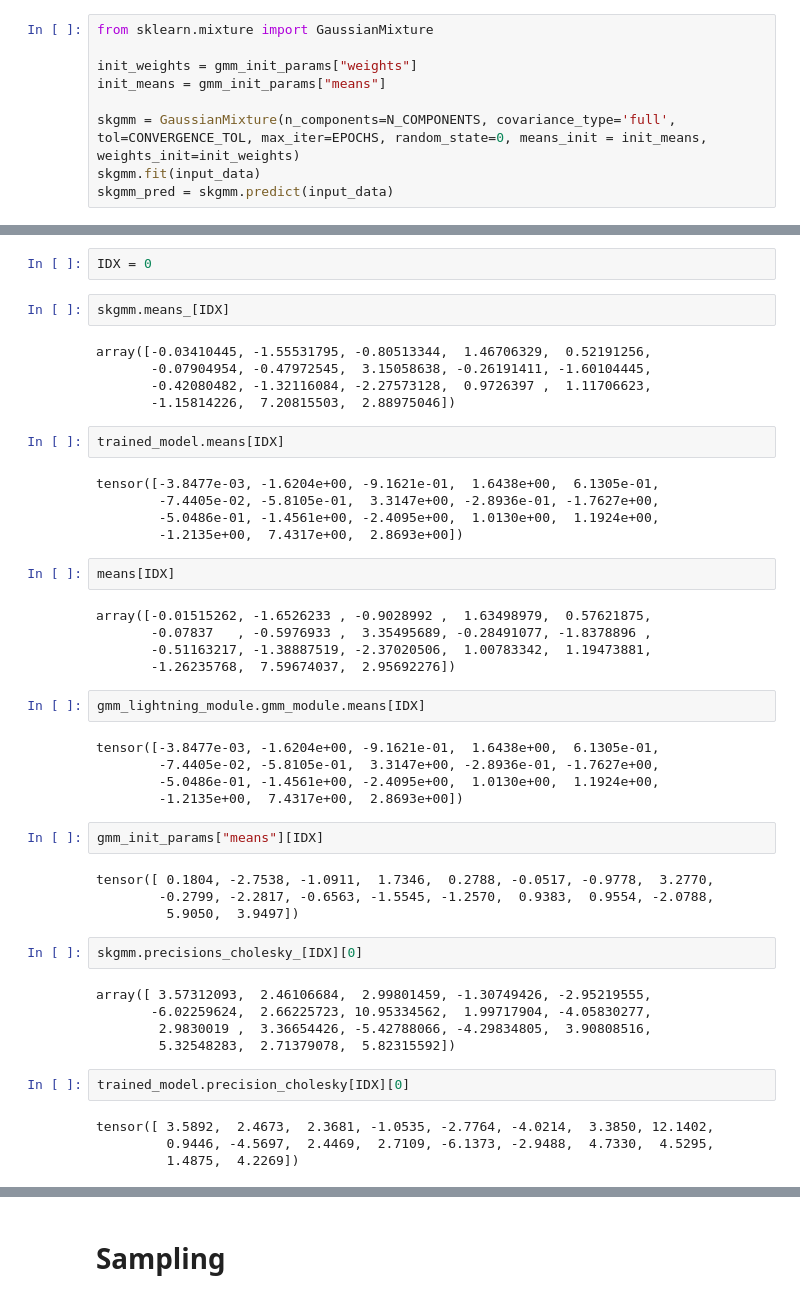
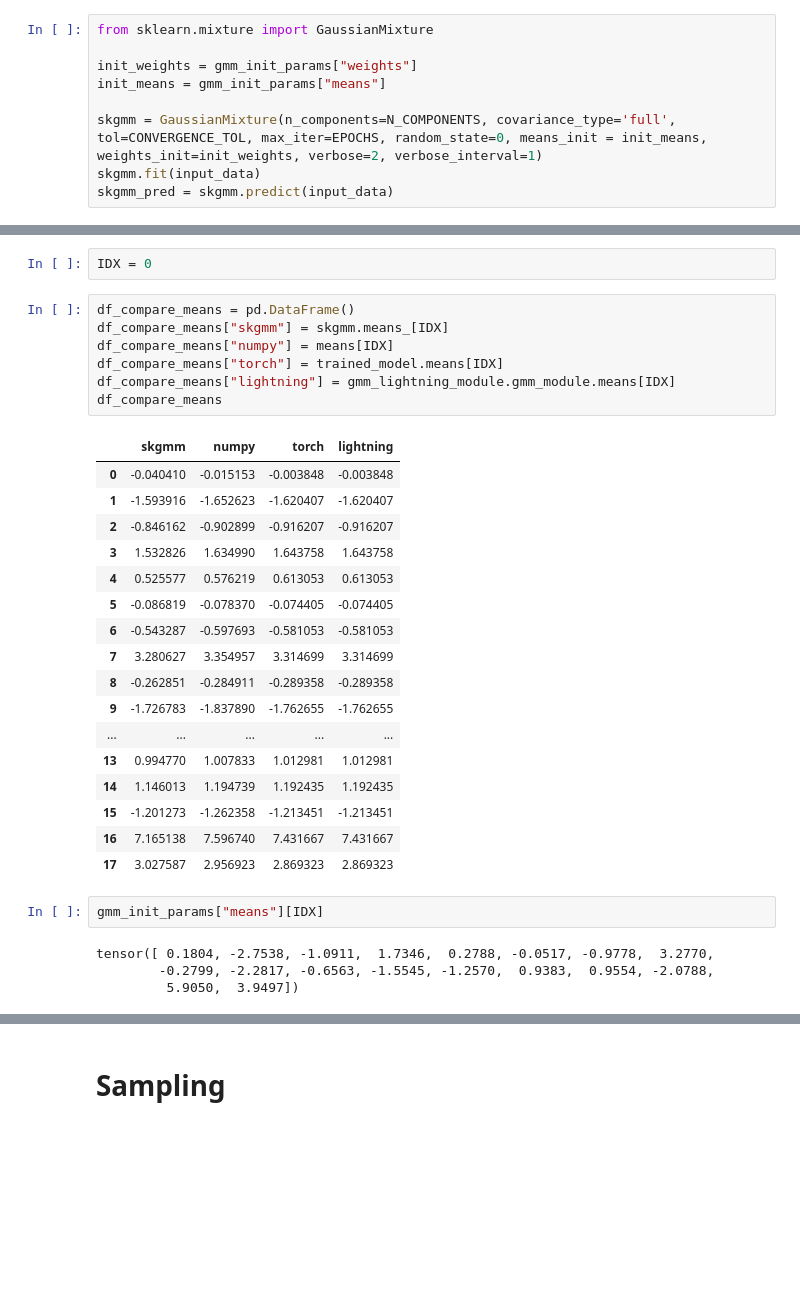
Before and after one commit to OpenSynth-energy/OpenSynth, a Jupyter notebook: notebooks/faraday/gmm_implementation_simplified.ipynb, the cells around one changed output, grey strips where cells are left out. Drawn from its saved outputs; the diff is of its cells as text; blank space fills up the shorter version.

```diff
--- a/notebooks/faraday/gmm_implementation_simplified.ipynb
+++ b/notebooks/faraday/gmm_implementation_simplified.ipynb
@@ -258,6 +258,6 @@ from sklearn.mixture import GaussianMixture
 init_weights = gmm_init_params["weights"]
 init_means = gmm_init_params["means"]
 
-skgmm = GaussianMixture(n_components=N_COMPONENTS, covariance_type='full', tol=CONVERGENCE_TOL, max_iter=EPOCHS, random_state=0, means_init = init_means, weights_init=init_weights)
+skgmm = GaussianMixture(n_components=N_COMPONENTS, covariance_type='full', tol=CONVERGENCE_TOL, max_iter=EPOCHS, random_state=0, means_init = init_means, weights_init=init_weights, verbose=2, verbose_interval=1)
 skgmm.fit(input_data)
 skgmm_pred = skgmm.predict(input_data)
@@ -340,50 +365,34 @@ HPU available: False, using: 0 HPUs
 # Compare
 # %%
 IDX = 0
-# %%
-skgmm.means_[IDX]
-# %% [output]
-array([-0.03410445, -1.55531795, -0.80513344,  1.46706329,  0.52191256,
-       -0.07904954, -0.47972545,  3.15058638, -0.26191411, -1.60104445,
-       -0.42080482, -1.32116084, -2.27573128,  0.9726397 ,  1.11706623,
-       -1.15814226,  7.20815503,  2.88975046])
-# %%
-trained_model.means[IDX]
-# %% [output]
-tensor([-3.8477e-03, -1.6204e+00, -9.1621e-01,  1.6438e+00,  6.1305e-01,
-        -7.4405e-02, -5.8105e-01,  3.3147e+00, -2.8936e-01, -1.7627e+00,
-        -5.0486e-01, -1.4561e+00, -2.4095e+00,  1.0130e+00,  1.1924e+00,
-        -1.2135e+00,  7.4317e+00,  2.8693e+00])
-# %%
-means[IDX]
-# %% [output]
-array([-0.01515262, -1.6526233 , -0.9028992 ,  1.63498979,  0.57621875,
-       -0.07837   , -0.5976933 ,  3.35495689, -0.28491077, -1.8378896 ,
-       -0.51163217, -1.38887519, -2.37020506,  1.00783342,  1.19473881,
-       -1.26235768,  7.59674037,  2.95692276])
-# %%
-gmm_lightning_module.gmm_module.means[IDX]
-# %% [output]
-tensor([-3.8477e-03, -1.6204e+00, -9.1621e-01,  1.6438e+00,  6.1305e-01,
-        -7.4405e-02, -5.8105e-01,  3.3147e+00, -2.8936e-01, -1.7627e+00,
-        -5.0486e-01, -1.4561e+00, -2.4095e+00,  1.0130e+00,  1.1924e+00,
-        -1.2135e+00,  7.4317e+00,  2.8693e+00])
+# %%
+df_compare_means = pd.DataFrame()
+df_compare_means["skgmm"] = skgmm.means_[IDX]
+df_compare_means["numpy"] = means[IDX]
+df_compare_means["torch"] = trained_model.means[IDX]
+df_compare_means["lightning"] = gmm_lightning_module.gmm_module.means[IDX]
+df_compare_means
+# %% [output]
+|  | skgmm | numpy | torch | lightning |
+| 0 | -0.040410 | -0.015153 | -0.003848 | -0.003848 |
+| 1 | -1.593916 | -1.652623 | -1.620407 | -1.620407 |
+| 2 | -0.846162 | -0.902899 | -0.916207 | -0.916207 |
+| 3 | 1.532826 | 1.634990 | 1.643758 | 1.643758 |
+| 4 | 0.525577 | 0.576219 | 0.613053 | 0.613053 |
+| 5 | -0.086819 | -0.078370 | -0.074405 | -0.074405 |
+| 6 | -0.543287 | -0.597693 | -0.581053 | -0.581053 |
+| 7 | 3.280627 | 3.354957 | 3.314699 | 3.314699 |
+| 8 | -0.262851 | -0.284911 | -0.289358 | -0.289358 |
+| 9 | -1.726783 | -1.837890 | -1.762655 | -1.762655 |
+| ... | ... | ... | ... | ... |
+| 13 | 0.994770 | 1.007833 | 1.012981 | 1.012981 |
+| 14 | 1.146013 | 1.194739 | 1.192435 | 1.192435 |
+| 15 | -1.201273 | -1.262358 | -1.213451 | -1.213451 |
+| 16 | 7.165138 | 7.596740 | 7.431667 | 7.431667 |
+| 17 | 3.027587 | 2.956923 | 2.869323 | 2.869323 |
 # %%
 gmm_init_params["means"][IDX]
 # %% [output]
 tensor([ 0.1804, -2.7538, -1.0911,  1.7346,  0.2788, -0.0517, -0.9778,  3.2770,
         -0.2799, -2.2817, -0.6563, -1.5545, -1.2570,  0.9383,  0.9554, -2.0788,
          5.9050,  3.9497])
-# %%
-skgmm.precisions_cholesky_[IDX][0]
-# %% [output]
-array([ 3.57312093,  2.46106684,  2.99801459, -1.30749426, -2.95219555,
-       -6.02259624,  2.66225723, 10.95334562,  1.99717904, -4.05830277,
-        2.9830019 ,  3.36654426, -5.42788066, -4.29834805,  3.90808516,
-        5.32548283,  2.71379078,  5.82315592])
-# %%
-trained_model.precision_cholesky[IDX][0]
-# %% [output]
-tensor([ 3.5892,  2.4673,  2.3681, -1.0535, -2.7764, -4.0214,  3.3850, 12.1402,
-         0.9446, -4.5697,  2.4469,  2.7109, -6.1373, -2.9488,  4.7330,  4.5295,
-         1.4875,  4.2269])
```
Also changed, not shown: parts of 11 cells of this notebook, 1 other file.
